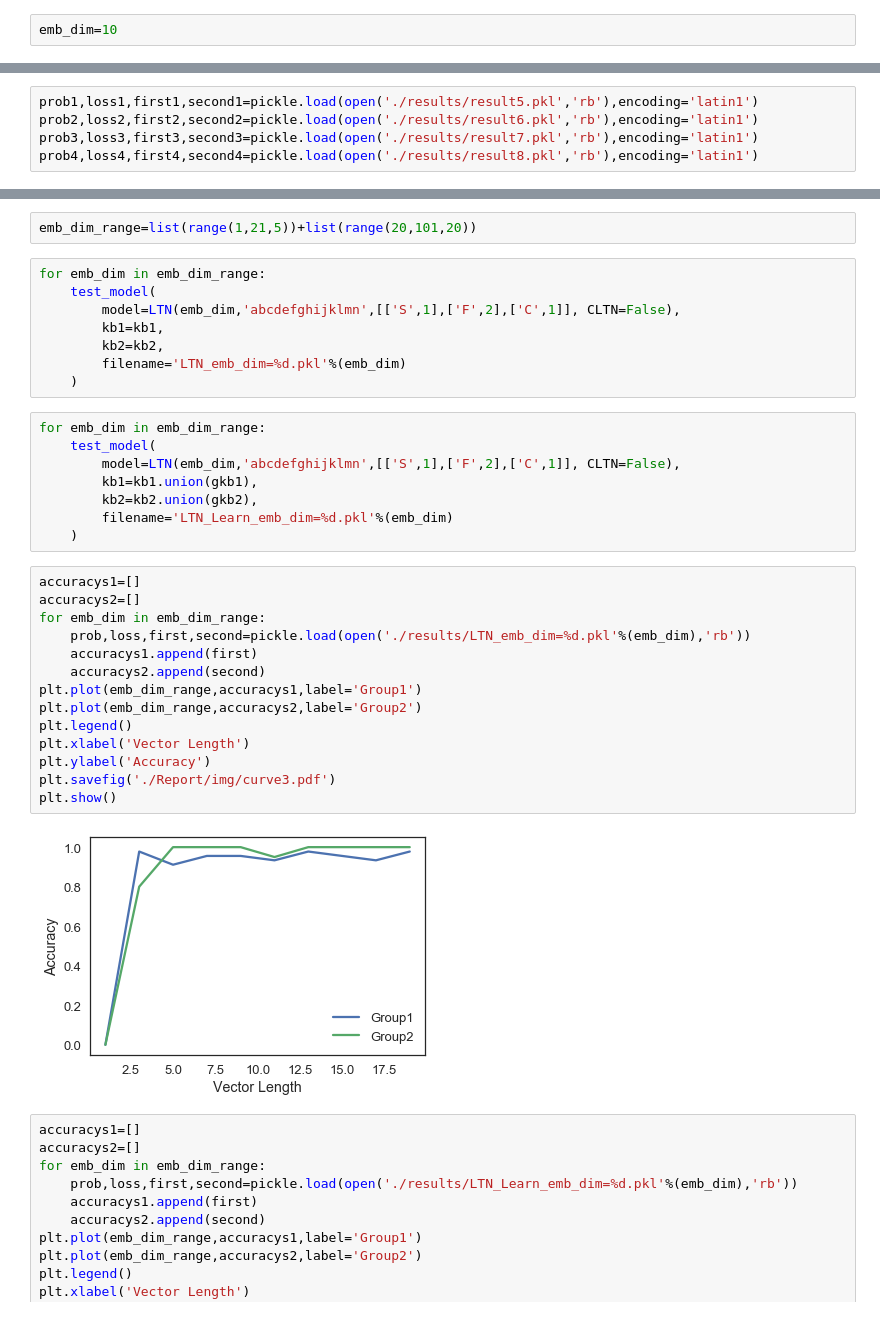
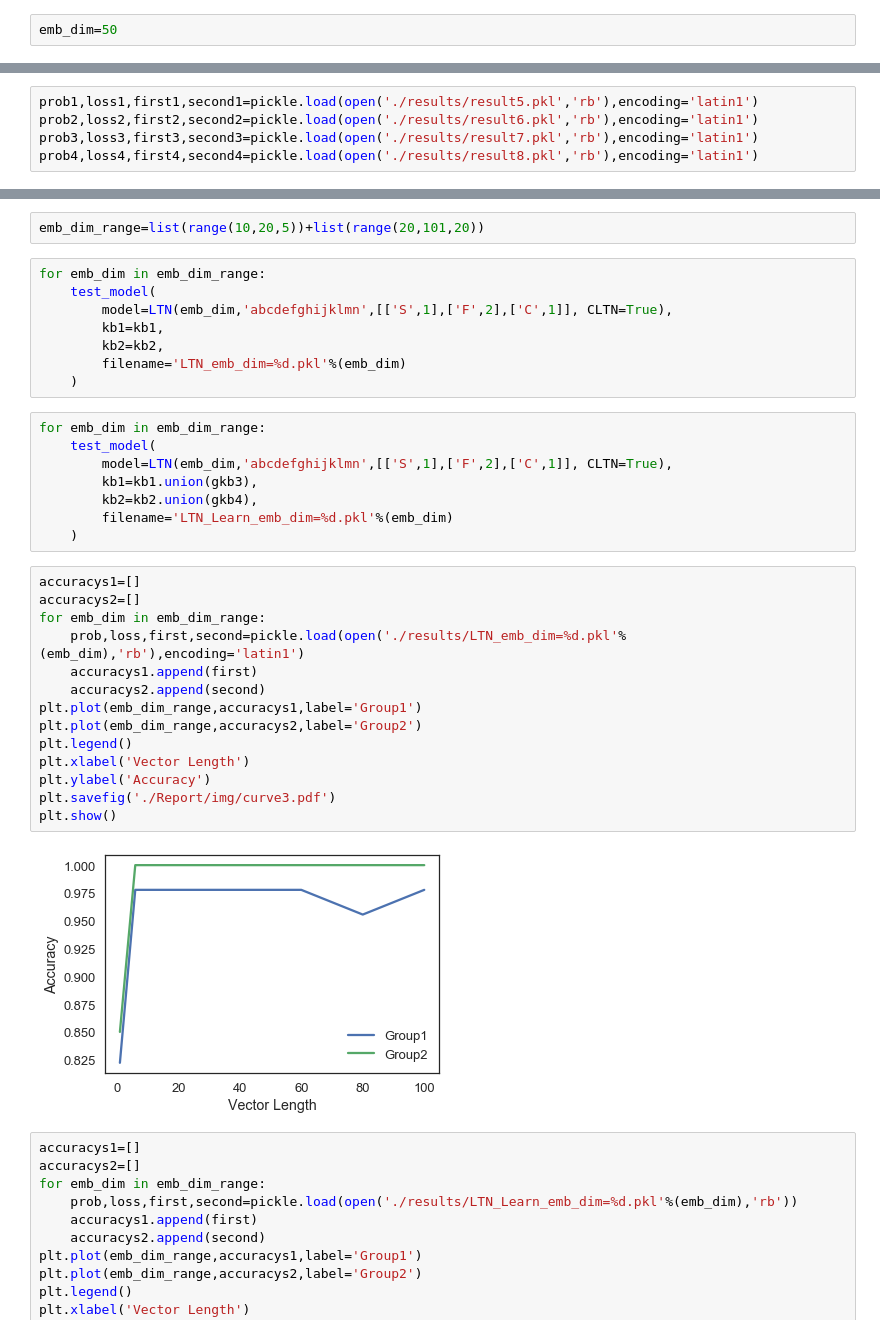
Before and after one commit to Adoni/CSE505, a Jupyter notebook: LTN/main.ipynb, the cells around one changed output, grey strips where cells are left out. Saved outputs shown, nothing was run; the diff lists cells and outputs as text.

Commit message:
add results

```diff
--- a/LTN/main.ipynb
+++ b/LTN/main.ipynb
@@ -90,7 +90,7 @@ gkb4=gkbs4[0]
 for tkb in gkbs4[1:]:
     gkb4=gkb4.union(tkb)
 # %%
-emb_dim=10
+emb_dim=50
 # %%
 test_model(
     model=LTN(emb_dim,'abcdefghijklmn',[['S',1],['F',2],['C',1]], CLTN=False),
@@ -202,9 +204,9 @@ plt.show()
 # %%
-emb_dim_range=list(range(1,21,5))+list(range(20,101,20))
+emb_dim_range=list(range(10,20,5))+list(range(20,101,20))
 # %%
 for emb_dim in emb_dim_range:
     test_model(
-        model=LTN(emb_dim,'abcdefghijklmn',[['S',1],['F',2],['C',1]], CLTN=False),
+        model=LTN(emb_dim,'abcdefghijklmn',[['S',1],['F',2],['C',1]], CLTN=True),
         kb1=kb1,
         kb2=kb2,
         filename='LTN_emb_dim=%d.pkl'%(emb_dim)
@@ -212,27 +214,27 @@ for emb_dim in emb_dim_range:
 # %%
 for emb_dim in emb_dim_range:
     test_model(
-        model=LTN(emb_dim,'abcdefghijklmn',[['S',1],['F',2],['C',1]], CLTN=False),
-        kb1=kb1.union(gkb1),
-        kb2=kb2.union(gkb2),
+        model=LTN(emb_dim,'abcdefghijklmn',[['S',1],['F',2],['C',1]], CLTN=True),
+        kb1=kb1.union(gkb3),
+        kb2=kb2.union(gkb4),
         filename='LTN_Learn_emb_dim=%d.pkl'%(emb_dim)
     )
 # %%
 accuracys1=[]
 accuracys2=[]
 for emb_dim in emb_dim_range:
-    prob,loss,first,second=pickle.load(open('./results/LTN_emb_dim=%d.pkl'%(emb_dim),'rb'))
+    prob,loss,first,second=pickle.load(open('./results/LTN_emb_dim=%d.pkl'%(emb_dim),'rb'),encoding='latin1')
     accuracys1.append(first)
     accuracys2.append(second)
 plt.plot(emb_dim_range,accuracys1,label='Group1')
 plt.plot(emb_dim_range,accuracys2,label='Group2')
 plt.legend()
 plt.xlabel('Vector Length')
 plt.ylabel('Accuracy')
 plt.savefig('./Report/img/curve3.pdf')
 plt.show()
 # %% [output]
-[figure, old version]
+[figure, new version]
 # %%
 accuracys1=[]
 accuracys2=[]
```
Also changed, not shown: parts of 6 cells of this notebook, 27 other files.
